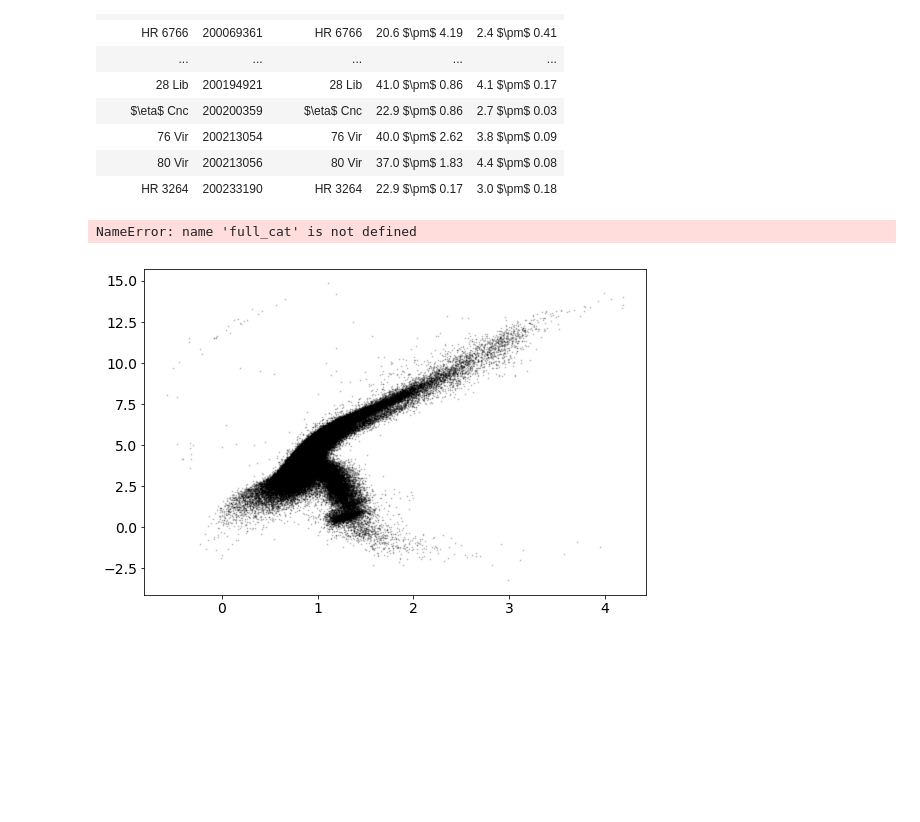
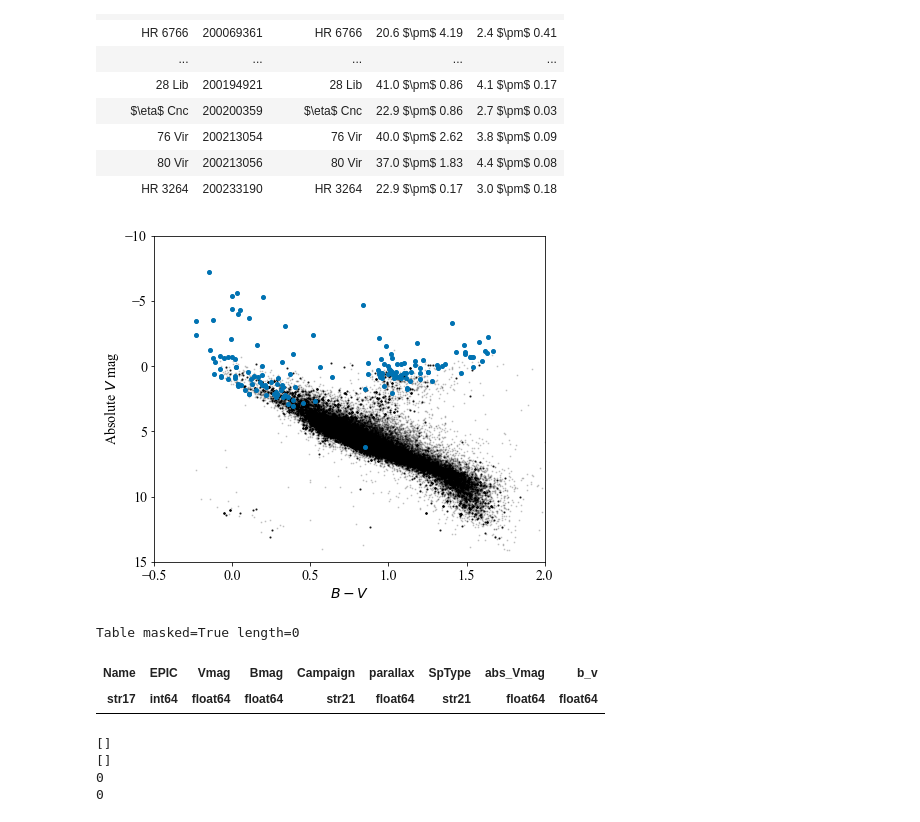
Before and after one commit to benjaminpope/k2halo, a Jupyter notebook: notebooks/download_stars.ipynb, the cells around one changed output. Saved outputs shown, nothing was run; the diff lists cells and outputs as text; code cells hidden in the pictures; blank space fills up the shorter version.

Commit message:
colour-magnitude diagram

```diff
--- a/notebooks/download_stars.ipynb
+++ b/notebooks/download_stars.ipynb
@@ -23,6 +23,7 @@ mpl.rcParams['axes.labelsize'] = 18
 mpl.rcParams['xtick.labelsize'] = 14
 mpl.rcParams['ytick.labelsize'] = 14
 from matplotlib import rc
+mpl.rcParams["font.family"] = "Times New Roman"
 
 colours = mpl.rcParams['axes.prop_cycle'].by_key()['color']
 # %%
@@ -653,9 +660,14 @@ for campaign in campaigns:
     campaign_tables.append(to_write)
 
 all_plot = vstack(campaign_tables)
+all_plot['parallax'][all_plot['Name']=='omi Oph'] = 11.5763
 all_plot['Campaign'] = all_plot['Campaign'].astype('str')
 all_plot['abs_Vmag'] = abs_mag(all_plot['Vmag'],1./(all_plot['parallax']/1000.))
 all_plot['b_v'] = all_plot['Bmag']-all_plot['Vmag']
+
+
+all_plot['b_v'][all_plot['Name']=='36 Oph'] = 0.85 # multiple systems
+all_plot['b_v'][all_plot['Name']=='omi Oph'] = 1.1
 # %% [output]
 Campaign 6
 
@@ -756,35 +768,42 @@ Table masked=True length=38
 | 80 Vir | 200213056 | 80 Vir | 37.0 $\pm$ 1.83 | 4.4 $\pm$ 0.08 |
 | HR 3264 | 200233190 | HR 3264 | 22.9 $\pm$ 0.17 | 3.0 $\pm$ 0.18 |
 # %%
-kep_data = Table.read('../../smearcampaign/data/kepler_dr2_4arcsec.fits', format='fits')
+kep_data = Table.read('../data/k2_dr2_1arcsec.fits', format='fits')
 kep_data['abs_gmag'] = kep_data['phot_g_mean_mag'] - \
                             5.*(np.log10(kep_data['r_est']) - 1.)
 kep_data['abs_gmag'].unit = u.mag
+
+k2phot = Table.read('../data/k2_phot.csv',format='csv')
+kep_data = join(kep_data,k2phot,keys='epic_number')
+# %%
+kep_data['abs_vmag'] = kep_data['k2_vjmag'] - \
+                            5.*(np.log10(kep_data['r_est']) - 1.)
+kep_data['b_v'] = kep_data['k2_bjmag']-kep_data['k2_vjmag']
+kep_data = kep_data[~kep_data['b_v'].mask]
 # %%
-f = plt.figure(figsize=(9,6))
-filter = (kep_data['phot_g_mean_mag'] <= 18.) & (kep_data['parallax'] > 0.1)
-filter = (kep_data['phot_g_mean_mag'] <= 18.) & (kep_data['parallax_over_error'] > 25)
+f = plt.figure(figsize=(7,6))
+# filter = (kep_data['abs_vmag'] <= 18.) & (kep_data['parallax'] > 0.1)
+filter = (kep_data['b_v'] <= 18.) & (kep_data['abs_vmag'] <= 18.) & (kep_data['parallax_over_error'] > 50) & (kep_data['k2_vjmagerr'] < 0.05)
 
-allkep = plt.scatter(kep_data['bp_rp'][filter], kep_data['abs_gmag'][filter], alpha=0.15, color='k', s=1,label='All Kepler')
+allkep = plt.scatter(kep_data['b_v'][filter], kep_data['abs_vmag'][filter],
+                     alpha=0.15, color='k', s=1,label='All Kepler',rasterized=True)
 
-bp_rp = full_cat['bp_rp']
-no = plt.errorbar(bp_rp[mm],abs_gg[mm],yerr=errorbars[:,mm],fmt='.',color=colours[2],label=r'Smear Campaign (no spectra)',markersize=10)
-spec = plt.errorbar(bp_rp[m],abs_gg[m],yerr=errorbars[:,m],fmt='.',color=colours[1],label=r'Smear Campaign (with spectra)',markersize=10)
+plt.plot(all_plot['b_v'],all_plot['abs_Vmag'],'.',markersize=8)
 
-for j,special in enumerate(['HD_182354','HD_176209','BD+43_3068']):
-    mmm = np.where(full_cat['Name']==special)[0]
-    plt.plot(bp_rp[mmm],abs_gg[mmm],'*',color=colours[3+j],label=special.replace('_',' '),markersize=14,zorder=10)
+# for j,special in enumerate(['HD_182354','HD_176209','BD+43_3068']):
+#     mmm = np.where(full_cat['Name']==special)[0]
+#     plt.plot(bp_rp[mmm],abs_gg[mmm],'*',color=colours[3+j],label=special.replace('_',' '),markersize=14,zorder=10)
 
-plt.xlabel('Gaia $Bp-Rp$', fontsize=14)
-plt.ylabel(r'Absolute $G$ mag', fontsize=14)
-plt.ylim([13,-6])
-plt.xlim([-0.5,4.1])
-handles, labels = plt.gca().get_legend_handles_labels()
-order = [3,4,5,0,1,2]
-plt.legend([handles[idx] for idx in order],[labels[idx] for idx in order],fontsize=12,frameon=False)
-# plt.title(r'Smear Stars in the Gaia Colour-Magnitude Diagram',y=1.01,fontsize=14)
+plt.xlabel(r'$B-V$', fontsize=14)
+plt.ylabel(r'Absolute $V$ mag', fontsize=14)
+plt.ylim([15,-10])
+plt.xlim([-0.5,2.0])
+# plt.xlim([-0.5,4.1])
+# handles, labels = plt.gca().get_legend_handles_labels()
+# order = [3,4,5,0,1,2]
+# plt.legend([handles[idx] for idx in order],[labels[idx] for idx in order],fontsize=12,frameon=False)
+# plt.title(r'Halo Stars in the Gaia Colour-Magnitude Diagram',y=1.01,fontsize=14)
 # plt.axvline(0.95) # separate giants and dwarfs
-plt.savefig('../paper/gaia_kepler_hr.png',bbox_inches='tight')
+plt.savefig('../paper/cmd_halo.pdf',bbox_inches='tight')
 # %% [output]
-NameError: name 'full_cat' is not defined
-[figure, old version]
+[figure, new version]
@@ -792,0 +820,6 @@ kep_data
+# %%
+all_plot[~np.isfinite(all_plot['b_v'])]
+# %% [output]
+Table masked=True length=0
+| Name | EPIC | Vmag | Bmag | Campaign | parallax | SpType | abs_Vmag | b_v |
+| str17 | int64 | float64 | float64 | str21 | float64 | str21 | float64 | float64 |
@@ -792,0 +856,10 @@ kep_data
+# %%
+print(source_halo.data['name'][~np.isfinite(source_halo.data['abs_vmag'])])
+print(source_halo.data['name'][~np.isfinite(source_halo.data['b_v'])])
+print(np.sum(~np.isfinite(source.data['abs_vmag'])))
+print(np.sum(~np.isfinite(source.data['b_v'])))
+# %% [output]
+[]
+[]
+0
+0
```
Also changed, not shown: parts of 10 cells of this notebook, 12 other files.
